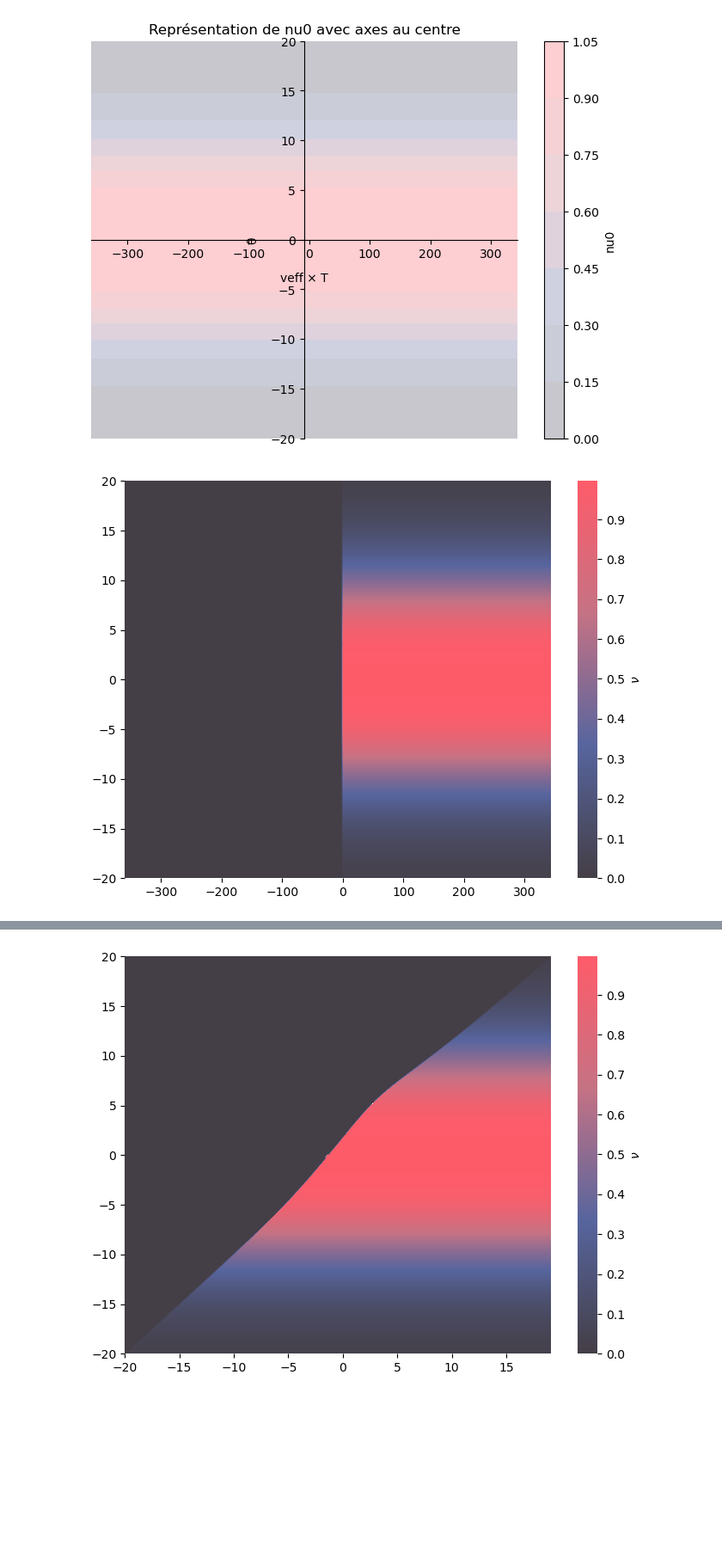
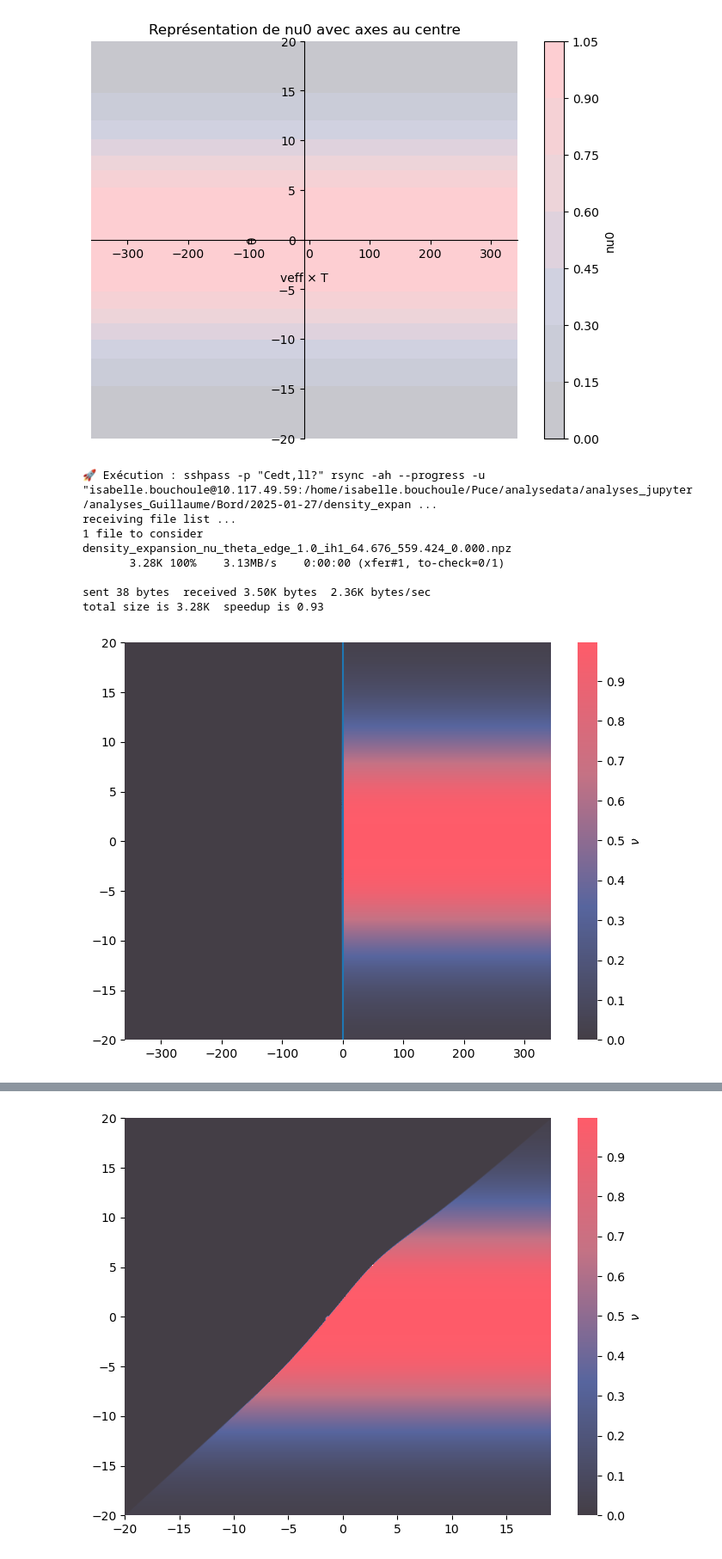
Before and after one commit to THEMEZE/quantum-mechanics-thesis, a Jupyter notebook: Domain_Wall_Dynamics_for_a_1D_Bose_ga/Figures/data/Untitled.ipynb, the cells around one changed output, grey strips where cells are left out. Shown at 86% size. Cells and saved outputs as stored; diff of their text form; code cells hidden in the pictures; blank space fills up the shorter version.

Commit message:
Auto-sync: 2025-04-19 17:41:52

```diff
--- a/Domain_Wall_Dynamics_for_a_1D_Bose_ga/Figures/data/Untitled.ipynb
+++ b/Domain_Wall_Dynamics_for_a_1D_Bose_ga/Figures/data/Untitled.ipynb
@@ -325,6 +325,10 @@ plt.show()
 # %% [output]
 [figure]
 # %%
+filename = f"{date}/density_expansion_nu_{nom1}_{mu:.3f}_{T:.3f}_{0:.3f}.npz"
+sync_files(USER, HOST, PASSWORD, remote_path0 + filename, local_path + "/"+ filename )
+mydensity = np.load(filename)
+
 # Définir vmin et vmax pour la colorbar
 vmin = 0
 vmax = 1
@@ -340,38 +344,49 @@ fig, ax = plt.subplots(figsize=(8, 6))
 
 # Créer un graphique de contours
 cf = ax.contourf(X, Y, np.array([nu0 if v > 0 else np.zeros(len(nu0)) for v in veff_bord_discr]).T, levels=nb_levels, cmap=custom_cmap, vmin=vmin, vmax=vmax, alpha=1)
+ax.plot(mydensity[0,:] ,theta_discr)
+
+
 
 # Supprimer les traits noirs autour de la figure
 for spine in ax.spines.values():
     spine.set_visible(False)
 
 # Ajouter la barre de couleur avec 1 décimale
 cbar = plt.colorbar(cf, ax=ax, label=r'$\nu$')
 cbar.outline.set_visible(False)
 cbar.formatter = FormatStrFormatter('%.1f')
 cbar.update_ticks()
 
 # Sauvegarder le graphique complet avec les axes et la colorbar
 fig.savefig("complete_graph_coupure_1_0.pdf", dpi=300, bbox_inches='tight', transparent=True)
 
 # Sauvegarder les axes sans le graphique ni la colorbar
 fig_axes, ax_axes = plt.subplots(figsize=(6, 6))
 ax_axes.contourf(X, Y, np.array([nu0 if v > 0 else np.zeros(len(nu0)) for v in veff_bord_discr]).T, levels=nb_levels, cmap=custom_cmap, vmin=vmin, vmax=vmax, alpha=1)
 #ax_axes.set_axis_off()  # Masquer les axes
 # Supprimer les traits noirs autour de la figure
 for spine in ax_axes.spines.values():
     spine.set_visible(False)
 fig_axes.savefig("graph_coupure_1_0_only.pdf", dpi=300, bbox_inches='tight', transparent=True)
 
 # Sauvegarder la colorbar seule
 fig_cbar, ax_cbar = plt.subplots(figsize=(8, 6))
 cbar = plt.colorbar(cf, ax=ax_cbar)
 fig_cbar.savefig("colorbar_coupure_1_0_only.pdf", dpi=300, bbox_inches='tight', transparent=True)
 
 # Afficher la figure
 plt.show()
 # %% [output]
+🚀 Exécution : sshpass -p "Cedt,ll?" rsync -ah --progress -u "isabelle.bouchoule@10.117.49.59:/home/isabelle.bouchoule/Puce/analysedata/analyses_jupyter/analyses_Guillaume/Bord/2025-01-27/density_expan ...
+receiving file list ...
+1 file to consider
+density_expansion_nu_theta_edge_1.0_ih1_64.676_559.424_0.000.npz
+       3.28K 100%    3.13MB/s    0:00:00 (xfer#1, to-check=0/1)
+
+sent 38 bytes  received 3.50K bytes  2.36K bytes/sec
+total size is 3.28K  speedup is 0.93
-[figure, old version]
+[figure, new version]
 [figure]
 [figure]
 # %%
```
Also changed, not shown: 4 other files.
